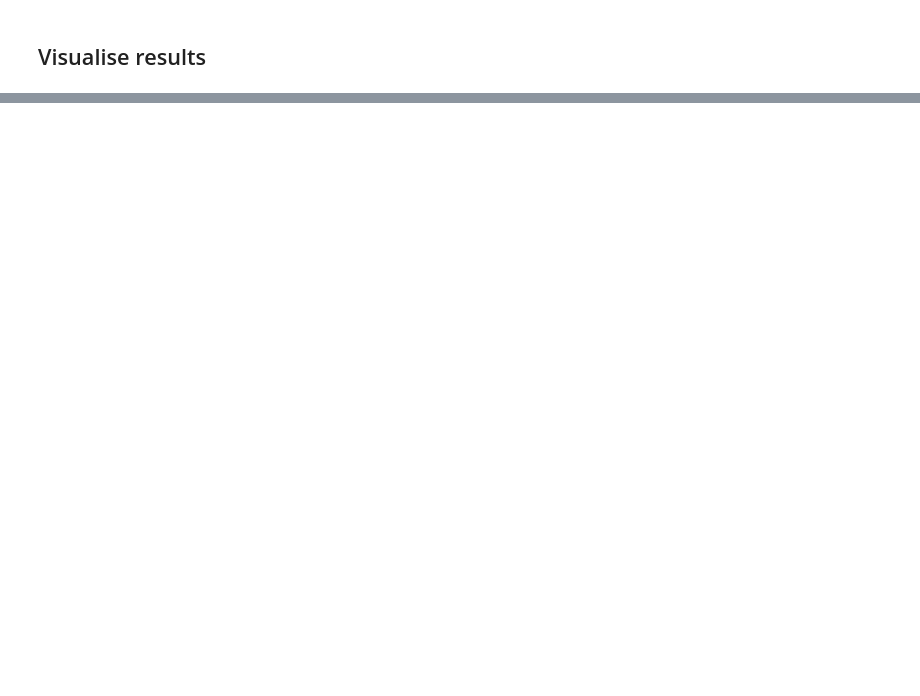
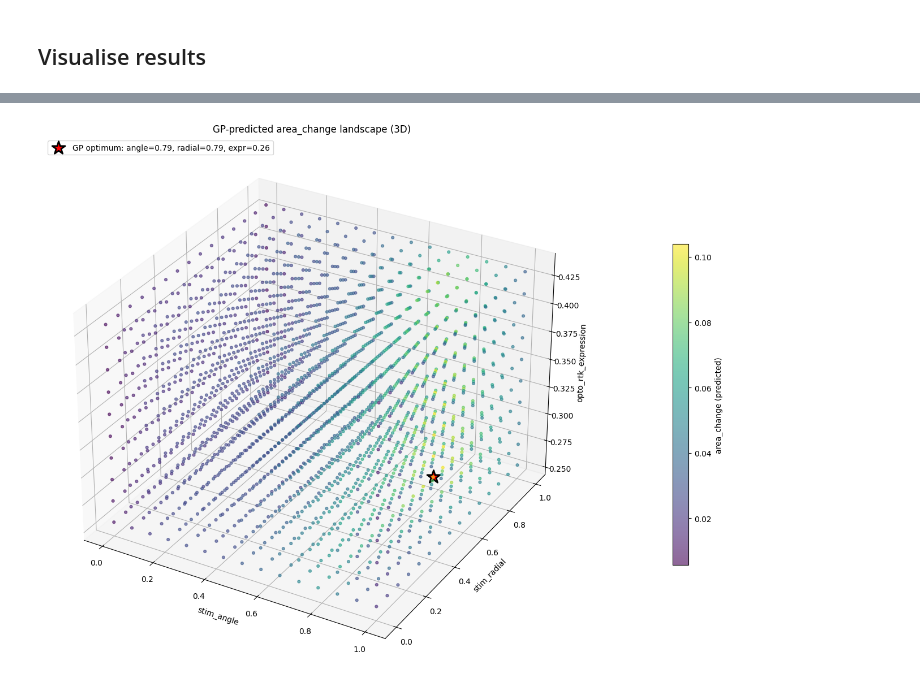
Before and after one commit to alandolt/faro, a Jupyter notebook: 11_BO_Optimisation_Protrusions.ipynb, the cells around one changed output, grey strips where cells are left out. Saved outputs shown, nothing was run; the diff lists cells and outputs as text; code cells hidden in the pictures; blank space fills up the shorter version.

```diff
--- a/11_BO_Optimisation_Protrusions.ipynb
+++ b/11_BO_Optimisation_Protrusions.ipynb
@@ -67,14 +65,14 @@ from scipy.spatial import cKDTree
 # Simulated microscope with ProtrusionCells
 # ---------------------------------------------------------------------------
 mic = SimulatedMicroscope(
-    nb_cells=20,
+    nb_cells=60,
     cell_type="protrusion",
     viewport_width=512,
     viewport_height=512,
     rng_seed=42,
     brownian_d=0.0,
     channel_rendering_modes={0: 1},  # single channel: nucleus fluorescence
-    time_scale=3.0,  # speed up physics (default 0.3) so protrusions develop faster
+    time_scale=5.0,  # speed up physics so protrusions develop faster
 )
 mic.mmc.setChannelGroup("Channel")
 
@@ -445,0 +543,72 @@ else:
+# %%
+# 3D visualization of the GP-learned landscape
+# Uses the GP model from the last BO iteration to predict area_change
+# over a dense grid of (stim_angle, stim_radial, opto_rtk_expression)
+from mpl_toolkits.mplot3d import Axes3D
+import gpax
+
+rng_key, rng_key_pred = gpax.utils.get_keys()
+
+# Build a dense 3D grid
+angle_vals = np.linspace(0.0, 1.0, 15)
+radial_vals = np.linspace(0.0, 1.0, 15)
+# Use observed opto_rtk_expression range
+expr_vals_obs = bo_agent.df_results["opto_rtk_expression"].values
+expr_vals = np.linspace(expr_vals_obs.min(), expr_vals_obs.max(), 10)
+
+grid_points = np.array(
+    [[a, r, e] for a in angle_vals for r in radial_vals for e in expr_vals]
+)
+
+# Predict using the stored GP model + scalers
+grid_scaled = bo_agent._x_scaler.transform(grid_points)
+y_pred_scaled, _ = bo_agent.model.predict(rng_key_pred, grid_scaled, noiseless=True)
+y_pred = bo_agent._y_scaler.inverse_transform(y_pred_scaled).flatten()
+
+# 3D scatter: axes = the two steerable params + covariate, color = predicted area_change
+fig = plt.figure(figsize=(14, 10))
+ax = fig.add_subplot(111, projection="3d")
+
+sc = ax.scatter(
+    grid_points[:, 0],
+    grid_points[:, 1],
+    grid_points[:, 2],
+    c=np.asarray(y_pred),
+    cmap="viridis",
+    s=12,
+    alpha=0.6,
+)
+ax.set_xlabel("stim_angle")
+ax.set_ylabel("stim_radial")
+ax.set_zlabel("opto_rtk_expression")
+ax.set_title("GP-predicted area_change landscape (3D)")
+cbar = fig.colorbar(sc, ax=ax, shrink=0.6, pad=0.12)
+cbar.set_label("area_change (predicted)")
+
+# Mark the GP-predicted optimum
+opt_idx = int(np.argmax(np.asarray(y_pred)))
+ax.scatter(
+    grid_points[opt_idx, 0],
+    grid_points[opt_idx, 1],
+    grid_points[opt_idx, 2],
+    c="red",
+    s=300,
+    marker="*",
+    edgecolors="black",
+    linewidths=2,
+    label=f"GP optimum: angle={grid_points[opt_idx,0]:.2f}, "
+    f"radial={grid_points[opt_idx,1]:.2f}, "
+    f"expr={grid_points[opt_idx,2]:.2f}",
+    zorder=5,
+)
+ax.legend(loc="upper left")
+plt.tight_layout()
+plt.show()
+
+print(f"\nGP-predicted optimum at:")
+print(f"  stim_angle = {grid_points[opt_idx, 0]:.3f}")
+print(f"  stim_radial = {grid_points[opt_idx, 1]:.3f}")
+print(f"  opto_rtk_expression = {grid_points[opt_idx, 2]:.3f}")
+print(f"  predicted area_change = {float(y_pred[opt_idx]):.4f}")
+# %% [output]
+[figure, added]
```
Also changed, not shown: parts of 7 cells of this notebook, 5 other files.
